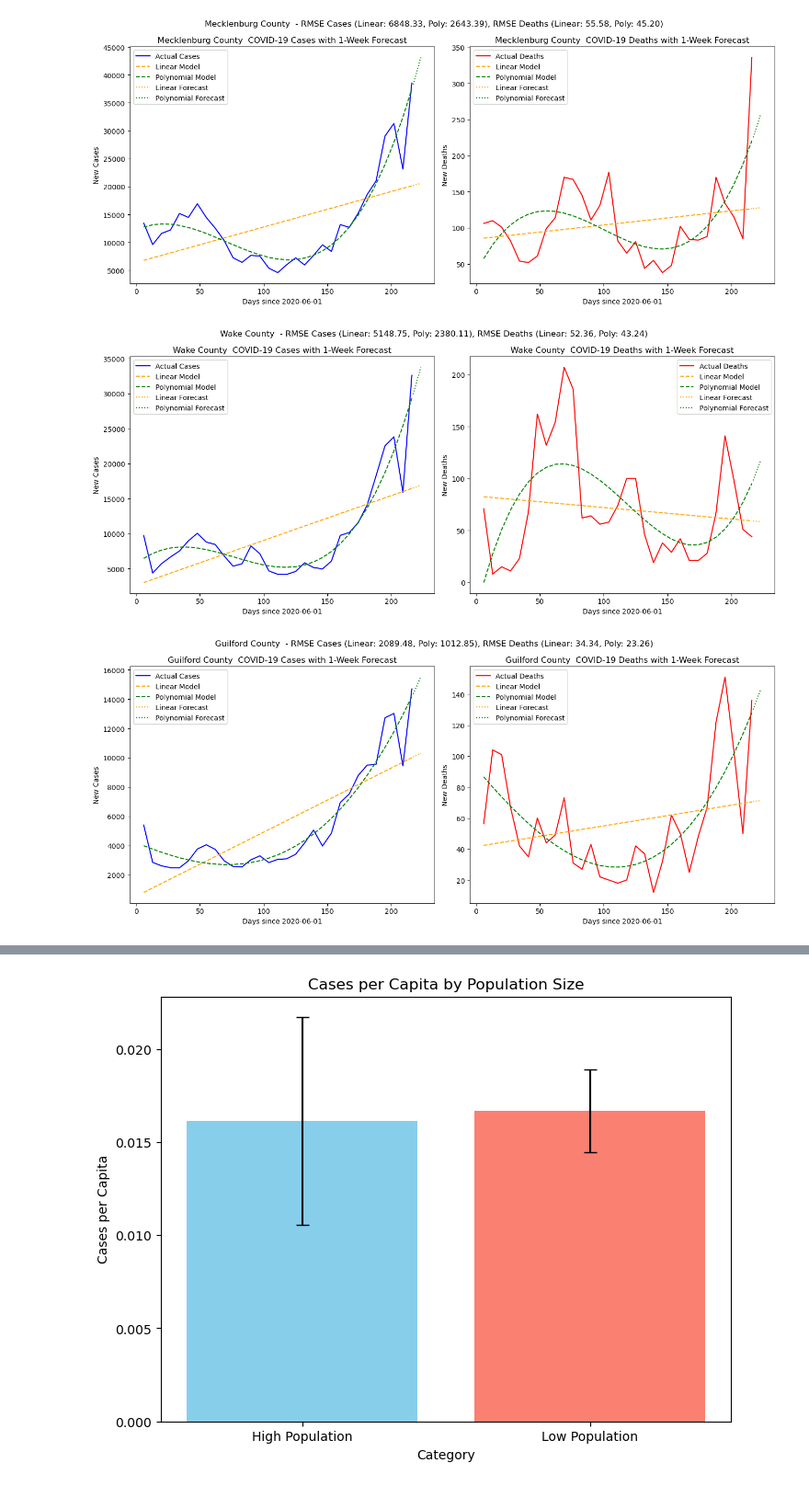
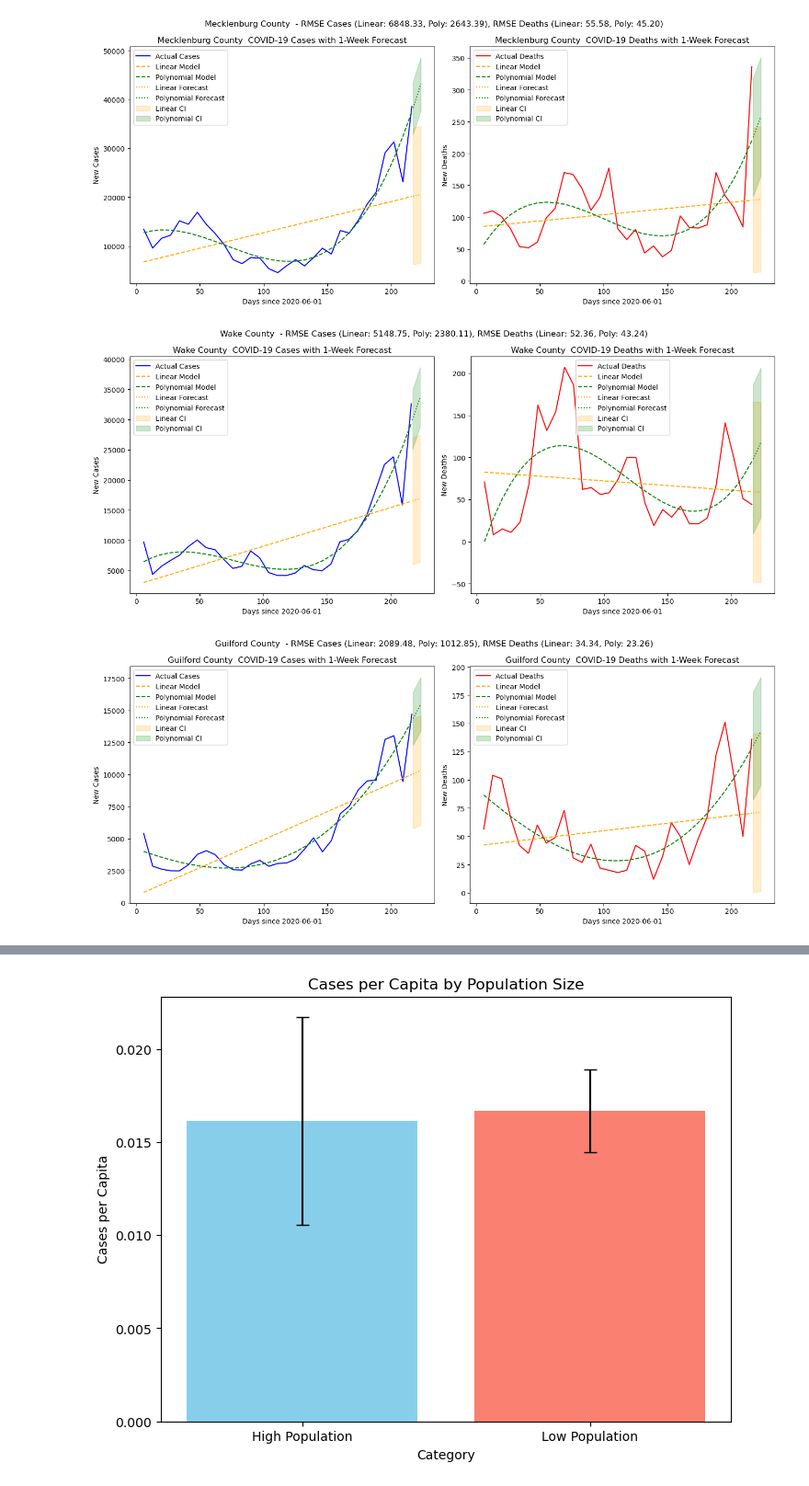
Before and after one commit to hamza890890/Group7ClassProject, a Jupyter notebook: Stage IV/Salvador Macias/stage_IV.ipynb, the cells around one changed output, grey strips where cells are left out. Shown: that part at 92% size. Saved outputs shown, nothing was run; the diff lists cells and outputs as text; code cells hidden in the pictures.

Commit message:
Confidence interval added

```diff
--- a/Stage IV/Salvador Macias/stage_IV.ipynb
+++ b/Stage IV/Salvador Macias/stage_IV.ipynb
@@ -4,6 +4,8 @@ import numpy as np
 from sklearn.linear_model import LinearRegression
 from sklearn.preprocessing import PolynomialFeatures
 import matplotlib.pyplot as plt
+from sklearn.metrics import mean_squared_error
+import scipy.stats as stats
 
 # Load cases and deaths data
 cases_data = pd.read_csv('NC_weekly_cases.csv')
@@ -34,7 +36,7 @@ deaths_long['date'] = pd.to_datetime(deaths_long['date'].str.replace('_deaths',
 cases_long['days_since_start'] = (cases_long['date'] - pd.to_datetime('2020-06-01')).dt.days
 deaths_long['days_since_start'] = (deaths_long['date'] - pd.to_datetime('2020-06-01')).dt.days
 
-# Define a function to fit linear and polynomial models and return predictions, RMSE, and one-week forecast
+# Define a function to fit linear and polynomial models and return predictions, RMSE, confidence intervals, and one-week forecast
 def fit_and_evaluate_with_forecast(X, y, degree=3, forecast_days=7):
     # Reshape X for fitting
     X = X.values.reshape(-1, 1)
@@ -55,12 +57,30 @@ def fit_and_evaluate_with_forecast(X, y, degree=3, forecast_days=7):
     rmse_linear = np.sqrt(np.mean((y - y_pred_linear) ** 2))
     rmse_poly = np.sqrt(np.mean((y - y_pred_poly) ** 2))
 
+    # Calculate Confidence Intervals for Linear and Polynomial Models
+    residuals_linear = y - y_pred_linear
+    se_linear = np.std(residuals_linear)
+    t_stat_linear = stats.t.ppf(0.975, df=len(X) - 2)  # df = len(X) - 2 for linear model
+    ci_linear = t_stat_linear * se_linear
+
+    residuals_poly = y - y_pred_poly
+    se_poly = np.std(residuals_poly)
+    t_stat_poly = stats.t.ppf(0.975, df=len(X_poly) - X_poly.shape[1] - 1)  # Use the number of polynomial features
+    ci_poly = t_stat_poly * se_poly
+
     # Generate forecast for the next week
     forecast_X = np.array([[X.max() + i] for i in range(1, forecast_days + 1)])
     forecast_linear = linear_model.predict(forecast_X)
     forecast_poly = poly_model.predict(poly_features.transform(forecast_X))
 
-    return y_pred_linear, y_pred_poly, rmse_linear, rmse_poly, forecast_X.flatten(), forecast_linear, forecast_poly
+    # Calculate confidence intervals for forecasts
+    forecast_se_linear = np.std(residuals_linear)  # Standard error for forecast
+    forecast_ci_linear = t_stat_linear * forecast_se_linear  # Confidence interval for forecast
+
+    forecast_se_poly = np.std(residuals_poly)
+    forecast_ci_poly = t_stat_poly * forecast_se_poly  # Confidence interval for forecast
+
+    return y_pred_linear, y_pred_poly, rmse_linear, rmse_poly, forecast_X.flatten(), forecast_linear, forecast_poly, ci_linear, ci_poly, forecast_ci_linear, forecast_ci_poly
 
 # Analyze each top county
 for county in top_counties:
@@ -73,45 +93,49 @@ for county in top_counties:
     y_cases = county_cases['cases']
     y_deaths = county_deaths['deaths']
 
-    # Fit and evaluate models for cases with one-week forecast
-    y_cases_pred_linear, y_cases_pred_poly, rmse_cases_linear, rmse_cases_poly, forecast_X, forecast_cases_linear, forecast_cases_poly = fit_and_evaluate_with_forecast(X, y_cases)
+    # Fit and evaluate models for cases with one-week forecast and confidence intervals
+    y_cases_pred_linear, y_cases_pred_poly, rmse_cases_linear, rmse_cases_poly, forecast_X, forecast_cases_linear, forecast_cases_poly, ci_cases_linear, ci_cases_poly, forecast_ci_cases_linear, forecast_ci_cases_poly = fit_and_evaluate_with_forecast(X, y_cases)
 
-    # Fit and evaluate models for deaths with one-week forecast
-    y_deaths_pred_linear, y_deaths_pred_poly, rmse_deaths_linear, rmse_deaths_poly, _, forecast_deaths_linear, forecast_deaths_poly = fit_and_evaluate_with_forecast(X, y_deaths)
+    # Fit and evaluate models for deaths with one-week forecast and confidence intervals
+    y_deaths_pred_linear, y_deaths_pred_poly, rmse_deaths_linear, rmse_deaths_poly, _, forecast_deaths_linear, forecast_deaths_poly, ci_deaths_linear, ci_deaths_poly, forecast_ci_deaths_linear, forecast_ci_deaths_poly = fit_and_evaluate_with_forecast(X, y_deaths)
 
-    # Plot the cases and deaths trends along with forecast
+    # Plot the cases and deaths trends along with forecast and confidence intervals
     plt.figure(figsize=(14, 6))
 
     # Plot cases
     plt.subplot(1, 2, 1)
     plt.plot(county_cases['days_since_start'], y_cases, label="Actual Cases", color="blue")
     plt.plot(county_cases['days_since_start'], y_cases_pred_linear, label="Linear Model", linestyle="--", color="orange")
     plt.plot(county_cases['days_since_start'], y_cases_pred_poly, label="Polynomial Model", linestyle="--", color="green")
     plt.plot(forecast_X, forecast_cases_linear, label="Linear Forecast", linestyle=":", color="orange")
     plt.plot(forecast_X, forecast_cases_poly, label="Polynomial Forecast", linestyle=":", color="green")
+    plt.fill_between(forecast_X, forecast_cases_linear - forecast_ci_cases_linear, forecast_cases_linear + forecast_ci_cases_linear, color="orange", alpha=0.2, label="Linear CI")
+    plt.fill_between(forecast_X, forecast_cases_poly - forecast_ci_cases_poly, forecast_cases_poly + forecast_ci_cases_poly, color="green", alpha=0.2, label="Polynomial CI")
     plt.title(f"{county} COVID-19 Cases with 1-Week Forecast")
     plt.xlabel("Days since 2020-06-01")
     plt.ylabel("New Cases")
     plt.legend()
 
     # Plot deaths
     plt.subplot(1, 2, 2)
     plt.plot(county_deaths['days_since_start'], y_deaths, label="Actual Deaths", color="red")
     plt.plot(county_deaths['days_since_start'], y_deaths_pred_linear, label="Linear Model", linestyle="--", color="orange")
     plt.plot(county_deaths['days_since_start'], y_deaths_pred_poly, label="Polynomial Model", linestyle="--", color="green")
     plt.plot(forecast_X, forecast_deaths_linear, label="Linear Forecast", linestyle=":", color="orange")
     plt.plot(forecast_X, forecast_deaths_poly, label="Polynomial Forecast", linestyle=":", color="green")
+    plt.fill_between(forecast_X, forecast_deaths_linear - forecast_ci_deaths_linear, forecast_deaths_linear + forecast_ci_deaths_linear, color="orange", alpha=0.2, label="Linear CI")
+    plt.fill_between(forecast_X, forecast_deaths_poly - forecast_ci_deaths_poly, forecast_deaths_poly + forecast_ci_deaths_poly, color="green", alpha=0.2, label="Polynomial CI")
     plt.title(f"{county} COVID-19 Deaths with 1-Week Forecast")
     plt.xlabel("Days since 2020-06-01")
     plt.ylabel("New Deaths")
     plt.legend()
 
     # Display the RMSE for each model in the title
     plt.suptitle(f"{county} - RMSE Cases (Linear: {rmse_cases_linear:.2f}, Poly: {rmse_cases_poly:.2f}), "
                  f"RMSE Deaths (Linear: {rmse_deaths_linear:.2f}, Poly: {rmse_deaths_poly:.2f})")
     plt.tight_layout()
     plt.show()
 # %% [output]
-[figure, old version]
+[figure, new version]
-[figure, old version]
+[figure, new version]
-[figure, old version]
+[figure, new version]
```
Also changed, not shown: parts of 1 cell of this notebook.
